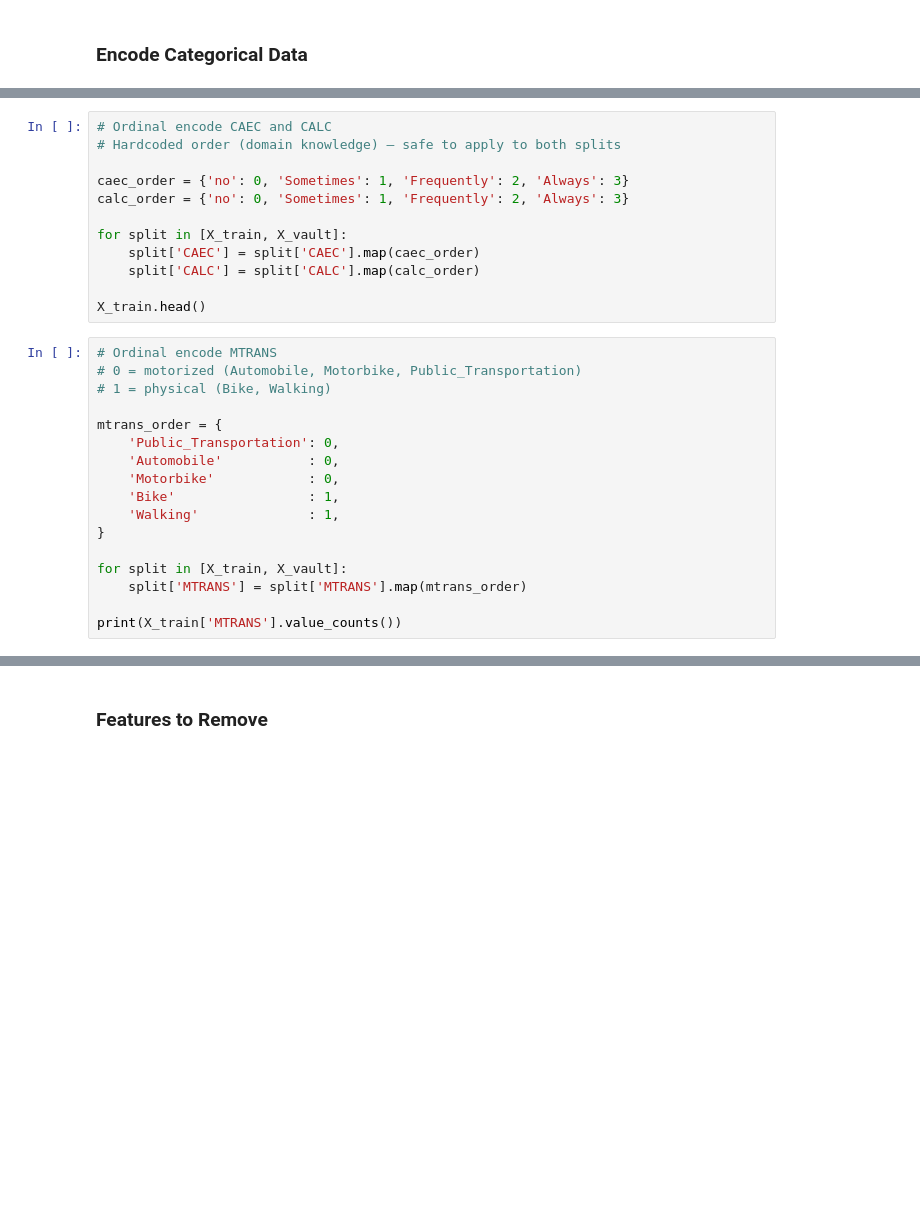
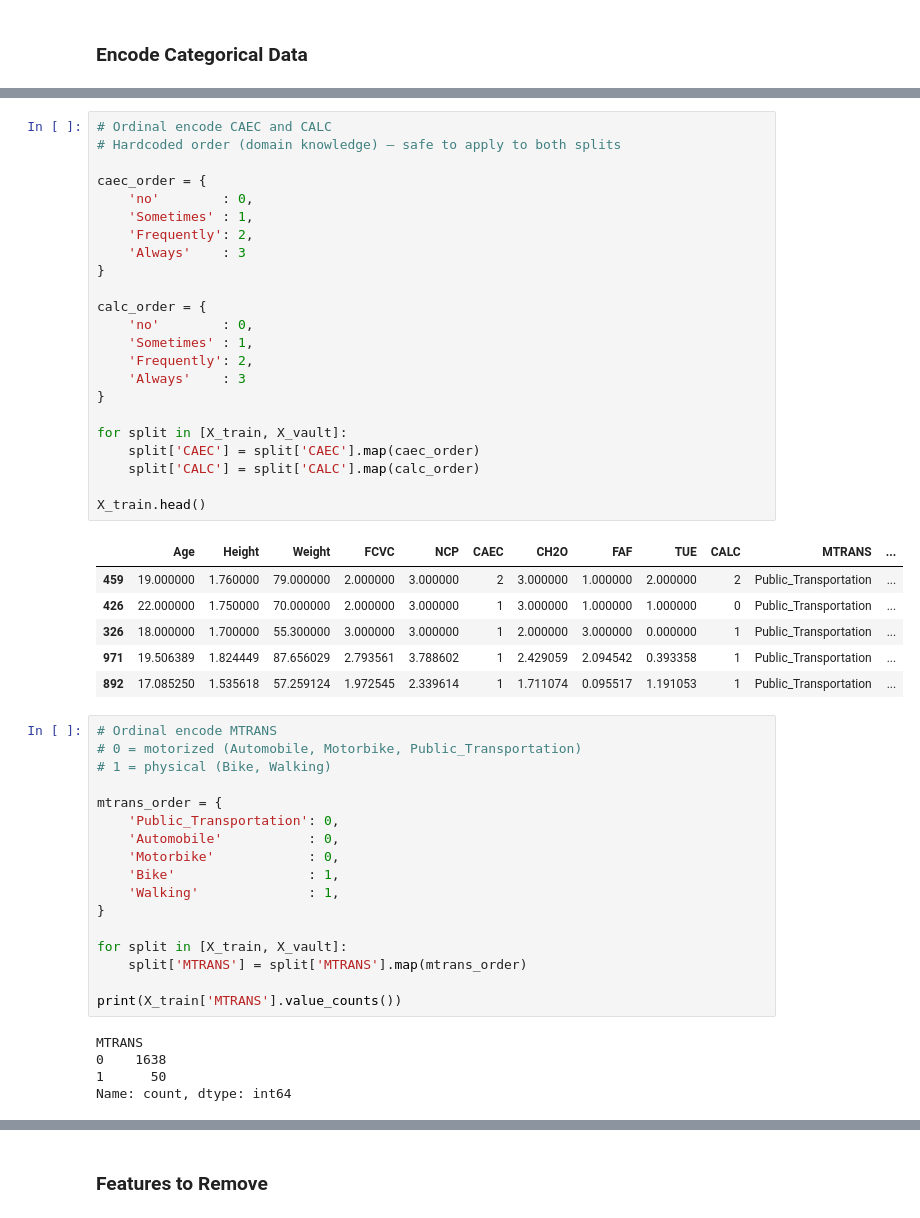
Before and after one commit to rshumway105/obesity-classification, a Jupyter notebook: notebooks/02_preprocessing.ipynb, the cells around one changed output, grey strips where cells are left out. Saved outputs shown, nothing was run; the diff lists cells and outputs as text; blank space fills up the shorter version.

```diff
--- a/notebooks/02_preprocessing.ipynb
+++ b/notebooks/02_preprocessing.ipynb
@@ -54,15 +64,33 @@ X_train.head()
 # %%
 # Ordinal encode CAEC and CALC
 # Hardcoded order (domain knowledge) — safe to apply to both splits
 
-caec_order = {'no': 0, 'Sometimes': 1, 'Frequently': 2, 'Always': 3}
-calc_order = {'no': 0, 'Sometimes': 1, 'Frequently': 2, 'Always': 3}
+caec_order = {
+    'no'        : 0,
+    'Sometimes' : 1,
+    'Frequently': 2,
+    'Always'    : 3
+}
+
+calc_order = {
+    'no'        : 0,
+    'Sometimes' : 1,
+    'Frequently': 2,
+    'Always'    : 3
+}
 
 for split in [X_train, X_vault]:
     split['CAEC'] = split['CAEC'].map(caec_order)
     split['CALC'] = split['CALC'].map(calc_order)
 
 X_train.head()
+# %% [output]
+|  | Age | Height | Weight | FCVC | NCP | CAEC | CH2O | FAF | TUE | CALC | MTRANS | ... |
+| 459 | 19.000000 | 1.760000 | 79.000000 | 2.000000 | 3.000000 | 2 | 3.000000 | 1.000000 | 2.000000 | 2 | Public_Transportation | ... |
+| 426 | 22.000000 | 1.750000 | 70.000000 | 2.000000 | 3.000000 | 1 | 3.000000 | 1.000000 | 1.000000 | 0 | Public_Transportation | ... |
+| 326 | 18.000000 | 1.700000 | 55.300000 | 3.000000 | 3.000000 | 1 | 2.000000 | 3.000000 | 0.000000 | 1 | Public_Transportation | ... |
+| 971 | 19.506389 | 1.824449 | 87.656029 | 2.793561 | 3.788602 | 1 | 2.429059 | 2.094542 | 0.393358 | 1 | Public_Transportation | ... |
+| 892 | 17.085250 | 1.535618 | 57.259124 | 1.972545 | 2.339614 | 1 | 1.711074 | 0.095517 | 1.191053 | 1 | Public_Transportation | ... |
 # %%
 # Ordinal encode MTRANS
 # 0 = motorized (Automobile, Motorbike, Public_Transportation)
@@ -80,5 +108,10 @@ for split in [X_train, X_vault]:
     split['MTRANS'] = split['MTRANS'].map(mtrans_order)
 
 print(X_train['MTRANS'].value_counts())
+# %% [output]
+MTRANS
+0    1638
+1      50
+Name: count, dtype: int64
 # %%
 # Ordinal encode target
```
Also changed, not shown: parts of 6 cells of this notebook, 2 other files.
